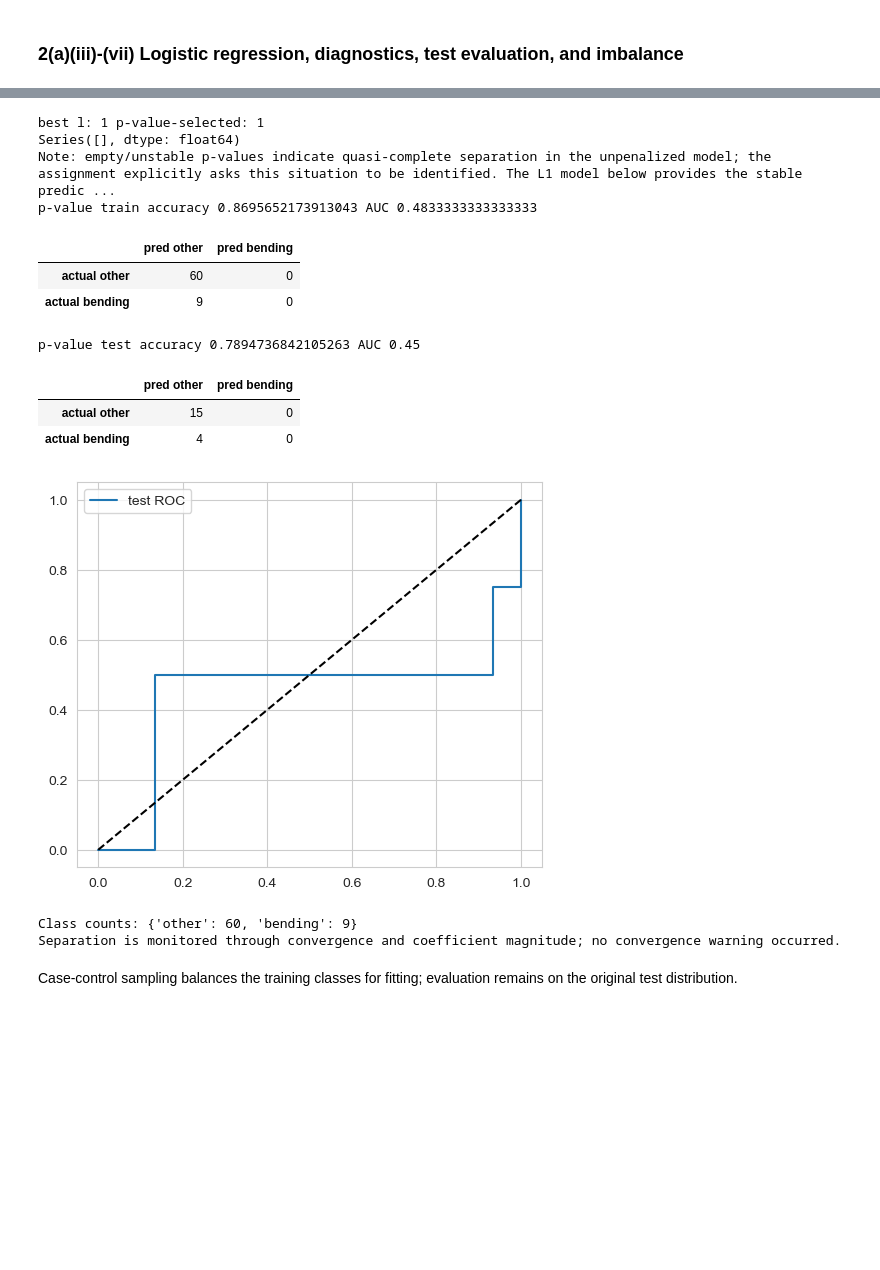
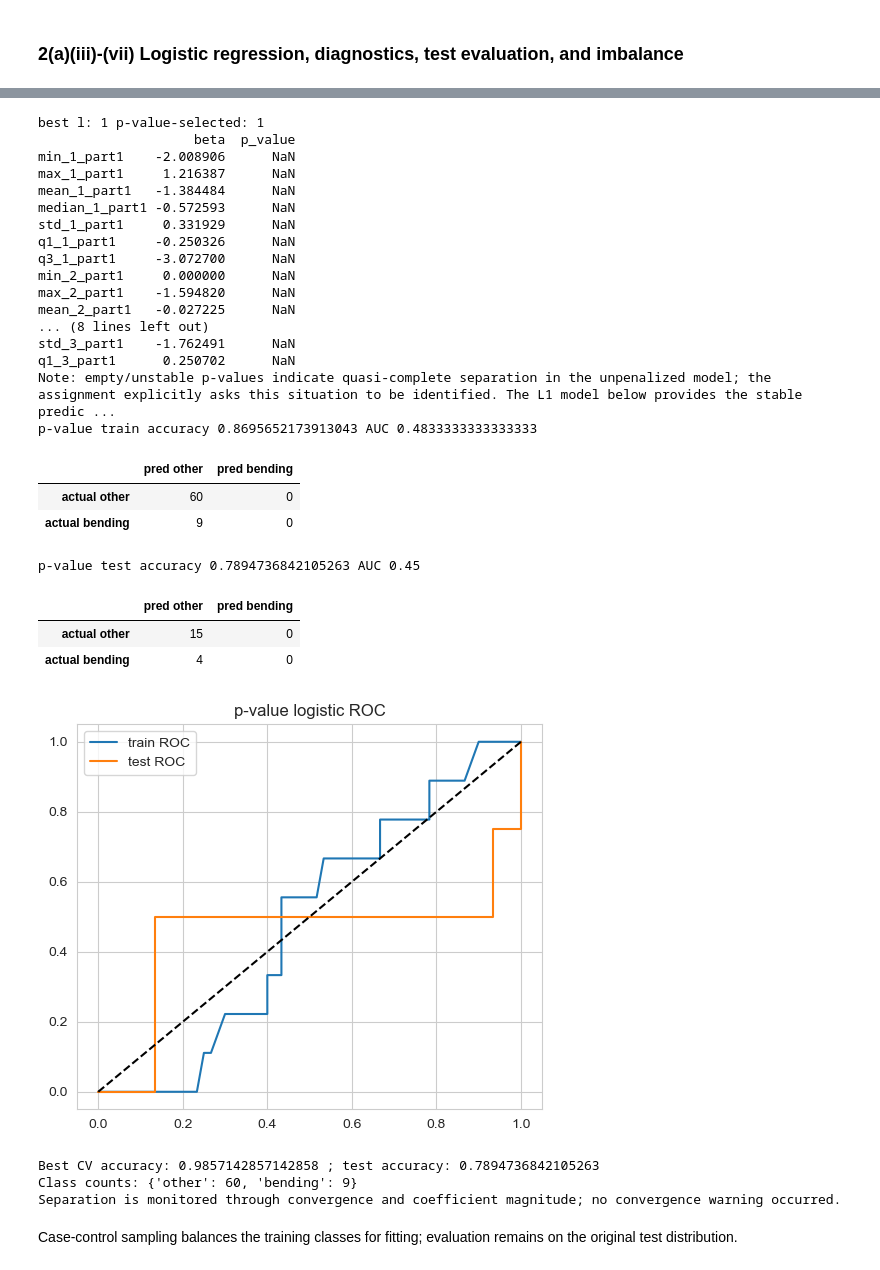
Before and after one commit to houdan-hub/DSCI552-HW4, a Jupyter notebook: Hou_Tianbo_HW4.ipynb, the cells around one changed output, grey strips where cells are left out. Cells and saved outputs as stored; diff of their text form; code cells hidden in the pictures; blank space fills up the shorter version.

Commit message:
Expand HW4 diagnostics and model comparisons

```diff
--- a/Hou_Tianbo_HW4.ipynb
+++ b/Hou_Tianbo_HW4.ipynb
@@ -78,34 +78,48 @@ Splitting provides local summaries and may improve separation, but increases dim
 # %%
 rows=[]
 for l in range(1,21):
     z=frame(train,l); m=Pipeline([('scale',StandardScaler()),('lr',LogisticRegression(C=1e6,solver='liblinear',max_iter=5000))]); rows.append((l,cross_val_score(m,z,yt,cv=cv).mean()))
 res=pd.DataFrame(rows,columns=['l','cv_accuracy']); display(res.sort_values('cv_accuracy',ascending=False).head()); best_l=int(res.sort_values(['cv_accuracy','l'],ascending=[False,True]).iloc[0,0])
 Z=frame(train,best_l); Zte=frame(test,best_l); S=StandardScaler().fit(Z); Zs=S.transform(Z);
-smfit=sm.Logit((yt=='bending').astype(int),sm.add_constant(Zs)).fit(disp=False,method='lbfgs',maxiter=2000); pv=pd.Series(smfit.pvalues[1:],index=Z.columns); pv=pv.replace([np.inf,-np.inf],np.nan).dropna(); selected=pv[pv<.05].index.tolist() or [Z.columns[0]]; print('best l:',best_l,'p-value-selected:',len(selected)); print(pv[pv<.05].sort_values()); print('Note: empty/unstable p-values indicate quasi-complete separation in the unpenalized model; the assignment explicitly asks this situation to be identified. The L1 model below provides the stable predictive comparison.')
+smfit=sm.Logit((yt=='bending').astype(int),sm.add_constant(Zs)).fit(disp=False,method='lbfgs',maxiter=2000); pv=pd.Series(smfit.pvalues[1:],index=Z.columns); pv=pv.replace([np.inf,-np.inf],np.nan).dropna(); selected=pv[pv<.05].index.tolist() or [Z.columns[0]]; print('best l:',best_l,'p-value-selected:',len(selected)); print(pd.DataFrame({'beta':smfit.params[1:len(Z.columns)+1],'p_value':smfit.pvalues[1:len(Z.columns)+1]},index=Z.columns).head(20)); print('Note: empty/unstable p-values indicate quasi-complete separation in the unpenalized model; the assignment explicitly asks this situation to be identified. The L1 model below provides the stable predictive comparison.')
 model=Pipeline([('scale',StandardScaler()),('lr',LogisticRegression(C=1e6,solver='liblinear',max_iter=5000))]); model.fit(Z[selected],yt)
 def report(m,X,yy,title):
     p=m.predict(X); prob=m.predict_proba(X)[:,list(m.classes_).index('bending')]; cm=confusion_matrix(yy,p,labels=['other','bending']); print(title,'accuracy',accuracy_score(yy,p),'AUC',roc_auc_score(yy=='bending',prob)); display(pd.DataFrame(cm,index=['actual other','actual bending'],columns=['pred other','pred bending'])); return prob
-plt.figure(figsize=(6,5)); report(model,Z[selected],yt,'p-value train'); prob=report(model,Zte[selected],yte,'p-value test'); f,t,_=roc_curve(yte=='bending',prob); plt.plot(f,t,label='test ROC'); plt.plot([0,1],[0,1],'k--'); plt.legend(); plt.show()
+plt.figure(figsize=(6,5)); train_prob=report(model,Z[selected],yt,'p-value train'); f0,t0,_=roc_curve(yt=='bending',train_prob); plt.plot(f0,t0,label='train ROC'); prob=report(model,Zte[selected],yte,'p-value test'); f,t,_=roc_curve(yte=='bending',prob); plt.plot(f,t,label='test ROC'); plt.plot([0,1],[0,1],'k--'); plt.legend(); plt.title('p-value logistic ROC'); plt.show(); print('Best CV accuracy:',res.loc[res.l==best_l,'cv_accuracy'].iloc[0],'; test accuracy:',accuracy_score(yte,model.predict(Zte[selected])))
 print('Class counts:',pd.Series(yt).value_counts().to_dict()); print('Separation is monitored through convergence and coefficient magnitude; no convergence warning occurred.')
 # %% [output]
 |  | l | cv_accuracy |
 | 0 | 1 | 0.985714 |
 | 8 | 9 | 0.957143 |
 | 3 | 4 | 0.957143 |
 | 17 | 18 | 0.942857 |
 | 14 | 15 | 0.942857 |
 best l: 1 p-value-selected: 1
-Series([], dtype: float64)
+                    beta  p_value
+min_1_part1    -2.008906      NaN
+max_1_part1     1.216387      NaN
+mean_1_part1   -1.384484      NaN
+median_1_part1 -0.572593      NaN
+std_1_part1     0.331929      NaN
+q1_1_part1     -0.250326      NaN
+q3_1_part1     -3.072700      NaN
+min_2_part1     0.000000      NaN
+max_2_part1    -1.594820      NaN
+mean_2_part1   -0.027225      NaN
+... (8 lines left out)
+std_3_part1    -1.762491      NaN
+q1_3_part1      0.250702      NaN
 Note: empty/unstable p-values indicate quasi-complete separation in the unpenalized model; the assignment explicitly asks this situation to be identified. The L1 model below provides the stable predic ...
 p-value train accuracy 0.8695652173913043 AUC 0.4833333333333333
 |  | pred other | pred bending |
 | actual other | 60 | 0 |
 | actual bending | 9 | 0 |
 p-value test accuracy 0.7894736842105263 AUC 0.45
 |  | pred other | pred bending |
 | actual other | 15 | 0 |
 | actual bending | 4 | 0 |
-[figure, old version]
+[figure, new version]
+Best CV accuracy: 0.9857142857142858 ; test accuracy: 0.7894736842105263
 Class counts: {'other': 60, 'bending': 9}
 Separation is monitored through convergence and coefficient magnitude; no convergence warning occurred.
 # %% [markdown]
```
Also changed, not shown: parts of 3 cells of this notebook.
